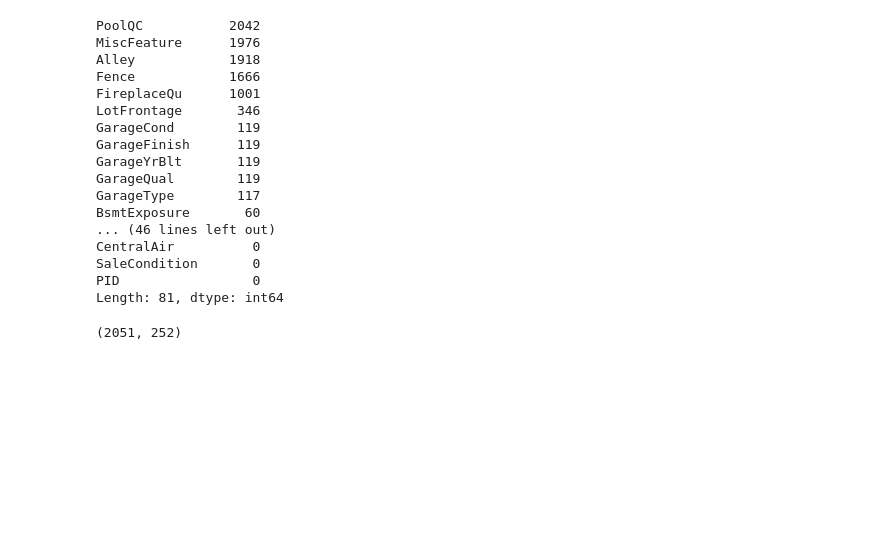
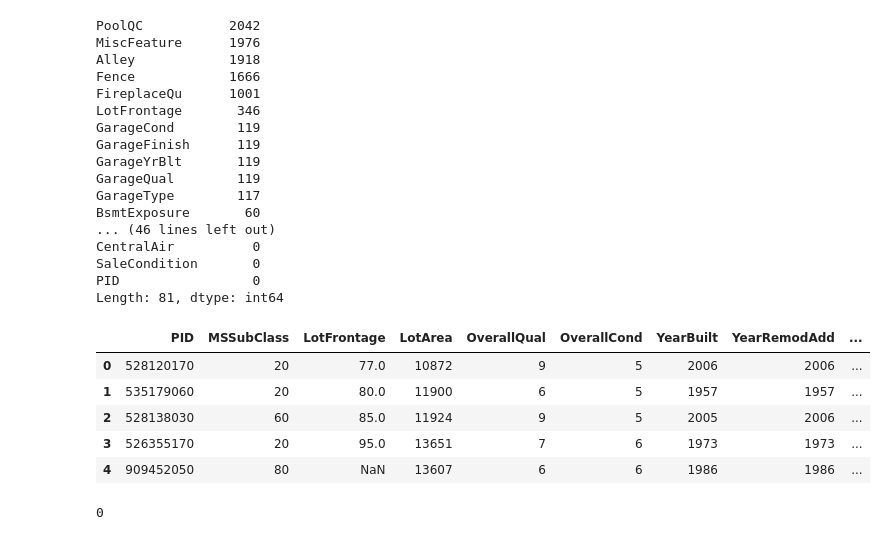
Before and after one commit to emishaan/Ames-Housing, a Jupyter notebook: regression/Regression_Model.ipynb, the cells around one changed output. Saved outputs shown, nothing was run; the diff lists cells and outputs as text; code cells hidden in the pictures; blank space fills up the shorter version.

```diff
--- a/regression/Regression_Model.ipynb
+++ b/regression/Regression_Model.ipynb
@@ -17,7 +17,7 @@ housing.shape
 # %% [output]
 (2051, 81)
 # %%
-pd.options.display.max_columns = 99
+pd.options.display.max_columns = 999
 # %%
 housing.head()
 # %% [output]
@@ -48,8 +48,12 @@ SaleCondition       0
 PID                 0
 Length: 81, dtype: int64
 # %%
-dummies = pd.get_dummies(housing, drop_first=True)
+housing = pd.get_dummies(housing, drop_first=True)
+housing.head()
+# %% [output]
+|  | PID | MSSubClass | LotFrontage | LotArea | OverallQual | OverallCond | YearBuilt | YearRemodAdd | ... |
+| 0 | 528120170 | 20 | 77.0 | 10872 | 9 | 5 | 2006 | 2006 | ... |
+| 1 | 535179060 | 20 | 80.0 | 11900 | 6 | 5 | 1957 | 1957 | ... |
+| 2 | 528138030 | 60 | 85.0 | 11924 | 9 | 5 | 2005 | 2006 | ... |
+| 3 | 526355170 | 20 | 95.0 | 13651 | 7 | 6 | 1973 | 1973 | ... |
+| 4 | 909452050 | 80 | NaN | 13607 | 6 | 6 | 1986 | 1986 | ... |
-# %%
-dummies.shape
-# %% [output]
-(2051, 252)
@@ -55,0 +62,4 @@ dummies.shape
+# %%
+(housing.dtypes == 'object').sum()
+# %% [output]
+0
```
Also changed, not shown: parts of 5 cells of this notebook.
